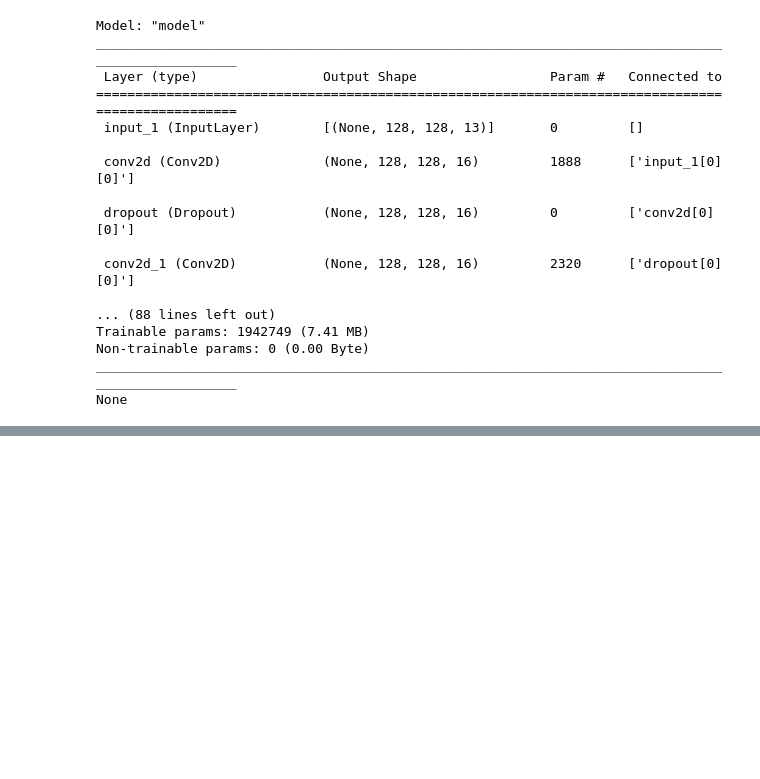
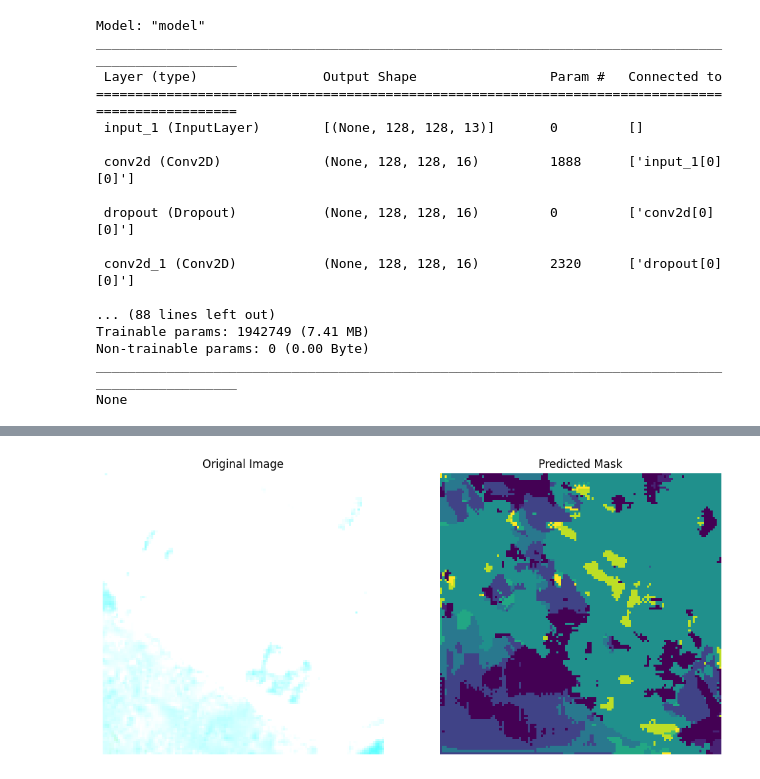
Before and after one commit to MadmanMarble/MadmanMarble, a Jupyter notebook: multi_class_U_Net_Model_(11_march_2024).ipynb, the cells around one changed output, grey strips where cells are left out. Cells and saved outputs as stored; diff of their text form; code cells hidden in the pictures; blank space fills up the shorter version.

Commit message:
predicting added, images are very bright 3/16

```diff
--- a/multi_class_U_Net_Model_(11_march_2024).ipynb
+++ b/multi_class_U_Net_Model_(11_march_2024).ipynb
@@ -503,0 +499,5 @@ Epoch 100/100
+# %%
+from tensorflow.keras.models import load_model
+
+# Replace 'path/to/your/model.h5' with the actual path to your saved model
+model = load_model('/content/drive/MyDrive/DeepLearning_Project/Models/Spatial_experiments/Control_pixels/model_lr001_batch8.h5')
@@ -503,0 +545,9 @@ Epoch 100/100
+# %%
+prediction = model.predict(image)
+
+# Process the prediction as needed (e.g., taking the argmax for classification tasks)
+# For segmentation tasks:
+predicted_mask = np.argmax(prediction, axis=-1)
+predicted_mask = predicted_mask[0, :, :]  # Remove batch dimension
+
+# Now, `predicted_mask` contains the predicted class for each pixel
@@ -503,0 +568,46 @@ Epoch 100/100
+# %%
+import matplotlib.pyplot as plt
+
+
+def visualize_prediction(original_image, predicted_mask, figsize=(12, 6)):
+    # Assuming original_image is in the format (height, width, channels)
+    # and has already been normalized (e.g., pixel values range between 0 and 1)
+
+    # If the original image has more than 3 channels, select the first three for visualization
+    if original_image.shape[-1] > 3:
+        original_image = original_image[:, :, :3]
+
+    fig, axes = plt.subplots(1, 2, figsize=figsize)
+
+    # Display the original image
+    axes[0].imshow(original_image)
+    axes[0].set_title("Original Image")
+    axes[0].axis('off')
+
+    # Display the predicted mask
+    # Assuming predicted_mask is 2D (height, width), you might want to add a colormap
+    axes[1].imshow(predicted_mask, cmap='viridis')  # Use a colormap that suits your task
+    axes[1].set_title("Predicted Mask")
+    axes[1].axis('off')
+
+    plt.show()
+
+# Load your original image and preprocess it for prediction
+# Assuming `image` is already loaded and preprocessed for prediction, as shown in the previous steps
+
+# Make a prediction
+prediction = model.predict(image)
+
+# Convert prediction to a class mask
+predicted_mask = np.argmax(prediction, axis=-1)[0, :, :]  # Remove batch dimension
+
+# Visualize the original image and the prediction
+# Note: You might need to adjust the preprocessing of `image` to ensure it's in the correct format for visualization
+
+
+# adjusted_image = image * factor
+adjusted_image = np.clip(image, 0, 1)  # Ensure values are within [0, 1]
+visualize_prediction(adjusted_image[0], predicted_mask)
+
+# visualize_prediction(image[0], predicted_mask)  # Pass the first item in the batch
+# %% [output]
@@ -503,0 +615 @@ Epoch 100/100
+[figure, added]
```
Also changed, not shown: parts of 10 cells of this notebook.
